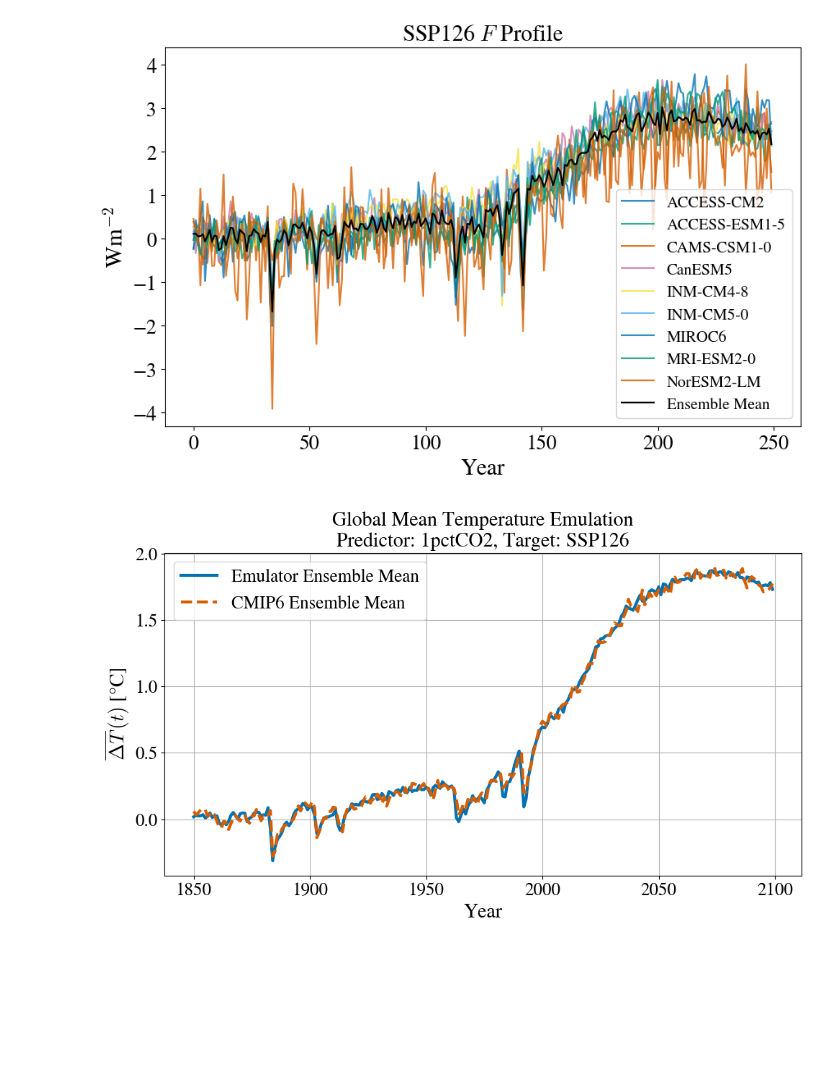
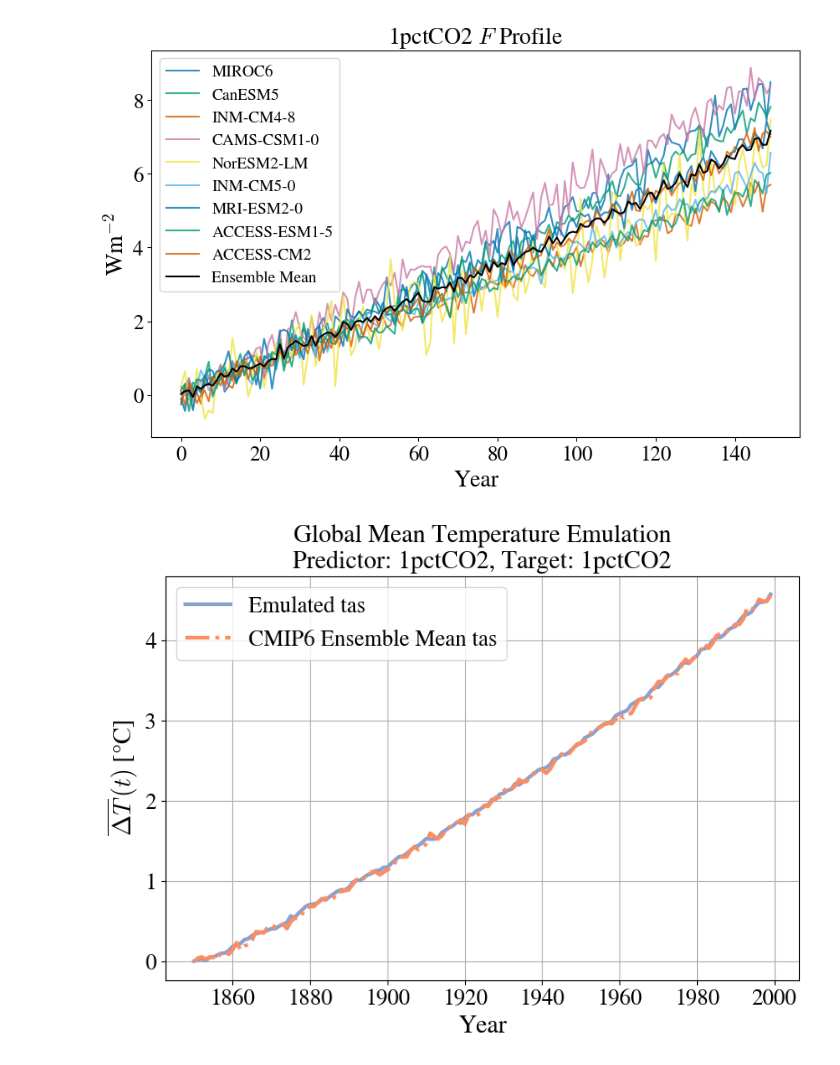
Before and after one commit to cbwomack/ERF_Greens, a Jupyter notebook: ERF_Emulator/2_eval_GF_all.ipynb, the cells around one changed output. Drawn from its saved outputs; the diff is of its cells as text; code cells hidden in the pictures; blank space fills up the shorter version.

```diff
--- a/ERF_Emulator/2_eval_GF_all.ipynb
+++ b/ERF_Emulator/2_eval_GF_all.ipynb
@@ -16,9 +20,10 @@ train_id = '1pctCO2'
 print(f'Loading {train_id} experiment as training data...')
 
 # Select experiments to convolve with for evaluation
-conv_all = ['1pctCO2','ssp126','ssp245','ssp370','ssp585']
+conv_all = ['1pctCO2']#,'ssp126','ssp245','ssp370','ssp585']
 
 # Evaluate experiments and record error statistics
-RMSE_short, RMSE_long, MAE_short, MAE_long, bias_short, bias_long = ERFutils.eval_GF(train_id, conv_all, plot, save_result, save_fig)
+(RMSE_short, RMSE_long, MAE_short, MAE_long,
+ bias_short, bias_long, rel_bias_short, rel_bias_long) = ERFutils.eval_GF(train_id, conv_all, plot, save_result, save_fig)
 # %% [output]
 Loading 1pctCO2 experiment as training data...
@@ -41,2 +48,2 @@ Bias: [0.0074]
-[figure, old version]
+[figure, new version]
-[figure, old version]
+[figure, new version]
```
Also changed, not shown: parts of 3 cells of this notebook, 32 other files.
